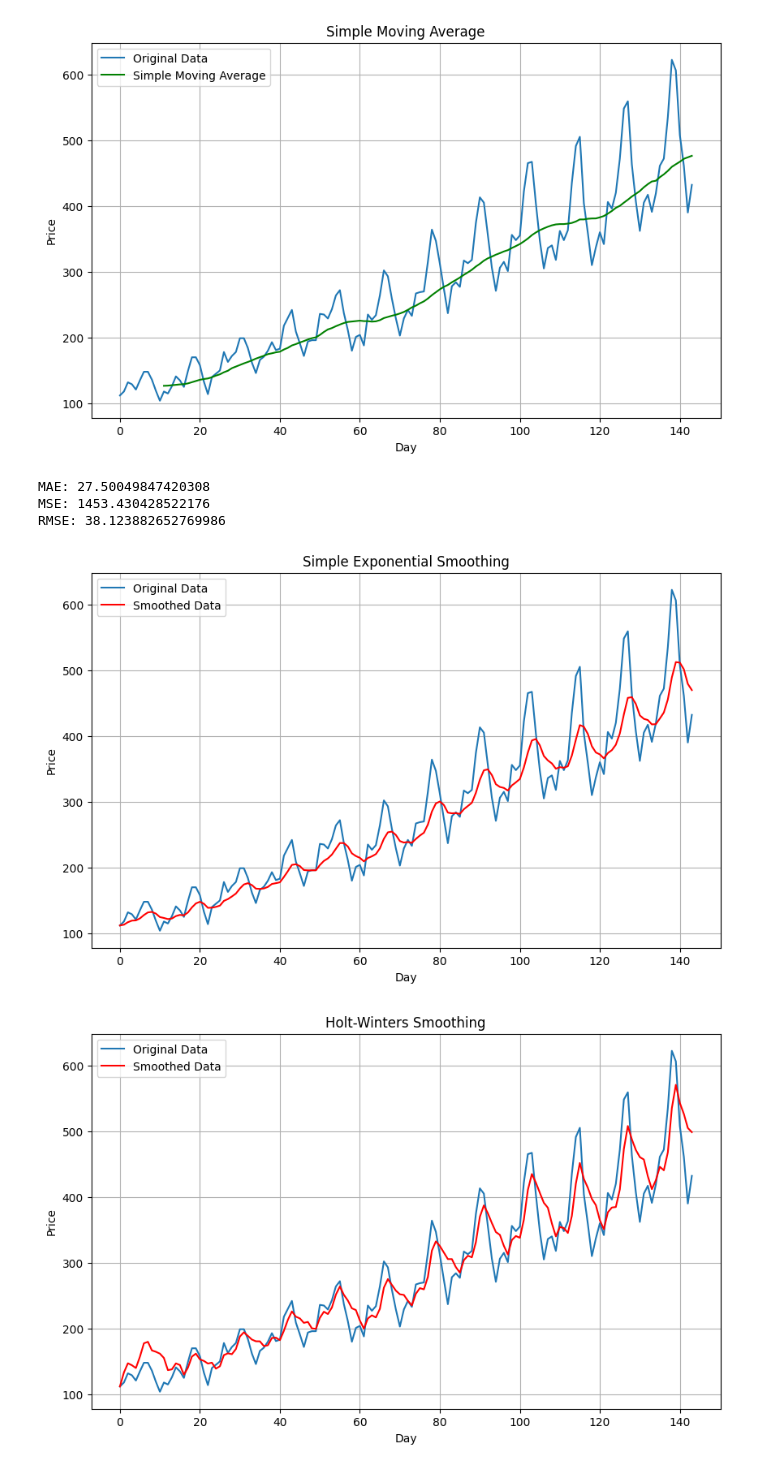
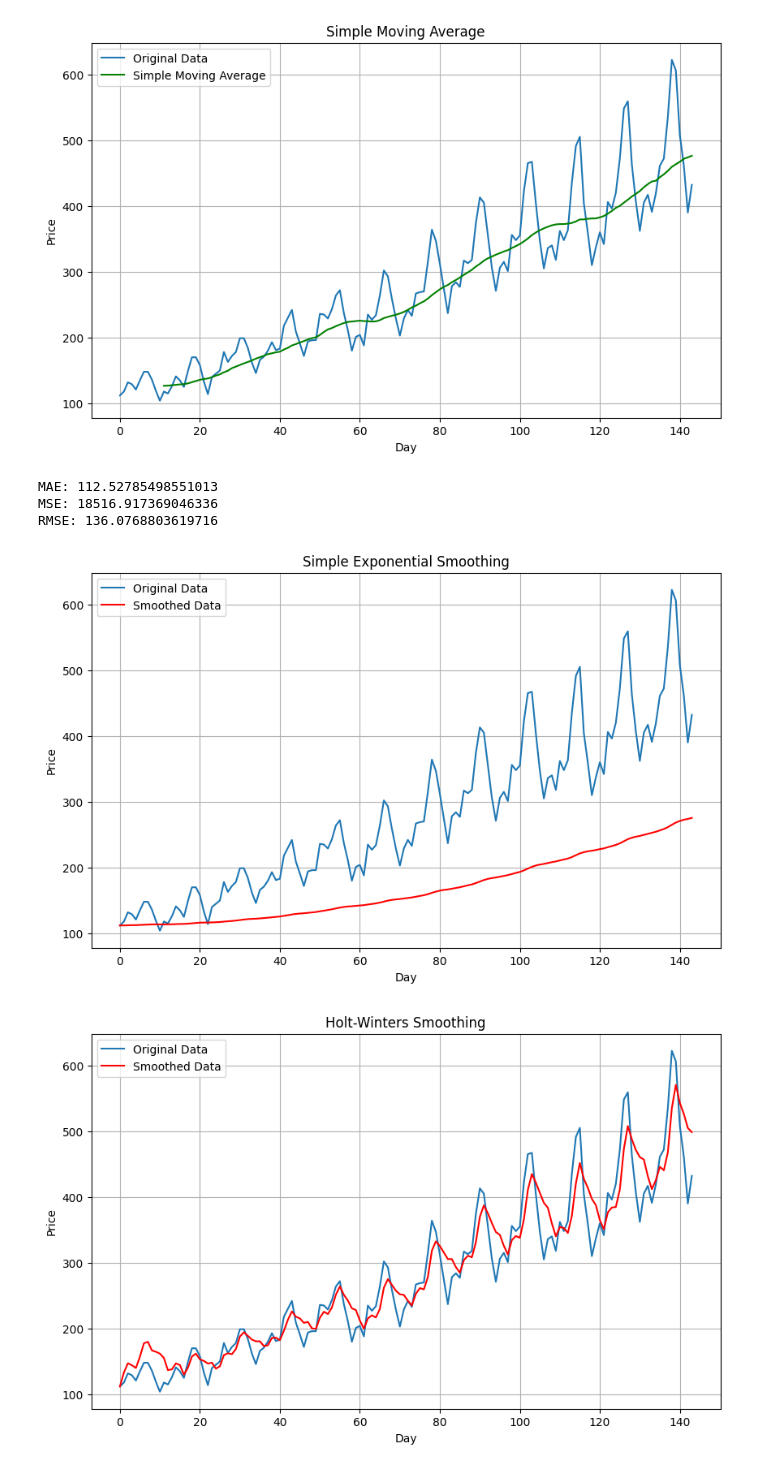
Before and after one commit to KAUSHAL0391/TFM, a Jupyter notebook: 03APR.ipynb, the cells around one changed output. Drawn from its saved outputs; the diff is of its cells as text; code cells hidden in the pictures.

```diff
--- a/03APR.ipynb
+++ b/03APR.ipynb
@@ -101,38 +101,38 @@ def simple_exponential_smoothing(data, alpha):
         smoothed_values.append(smoothed_value)
 
     return smoothed_values
 
 
 input_file = "airline-passengers.csv"
-alpha = 0.2
+alpha = 0.01
 
 data = pd.read_csv(input_file)
 
 
 smoothed_values = simple_exponential_smoothing(data['Passengers'], alpha)
 
 mae = mean_absolute_error(data['Passengers'], smoothed_values)
 mse = mean_squared_error(data['Passengers'], smoothed_values)
 rmse = np.sqrt(mse)
 
 print("MAE:", mae)
 print("MSE:", mse)
 print("RMSE:", rmse)
 
 plt.figure(figsize=(10, 6))
 plt.plot(data['Passengers'], label='Original Data')
 plt.plot(smoothed_values, label='Smoothed Data', color='red')
 plt.xlabel('Day')
 plt.ylabel('Price')
 plt.title('Simple Exponential Smoothing')
 plt.legend()
 plt.grid(True)
 plt.show()
 # %% [output]
-MAE: 27.50049847420308
-MSE: 1453.430428522176
-RMSE: 38.123882652769986
+MAE: 112.52785498551013
+MSE: 18516.917369046336
+RMSE: 136.0768803619716
-[figure, old version]
+[figure, new version]
 # %%
 def holt_winters_smoothing(series, alpha, beta, gamma, seasonal_periods):
 
```
Also changed, not shown: parts of 1 cell of this notebook.
